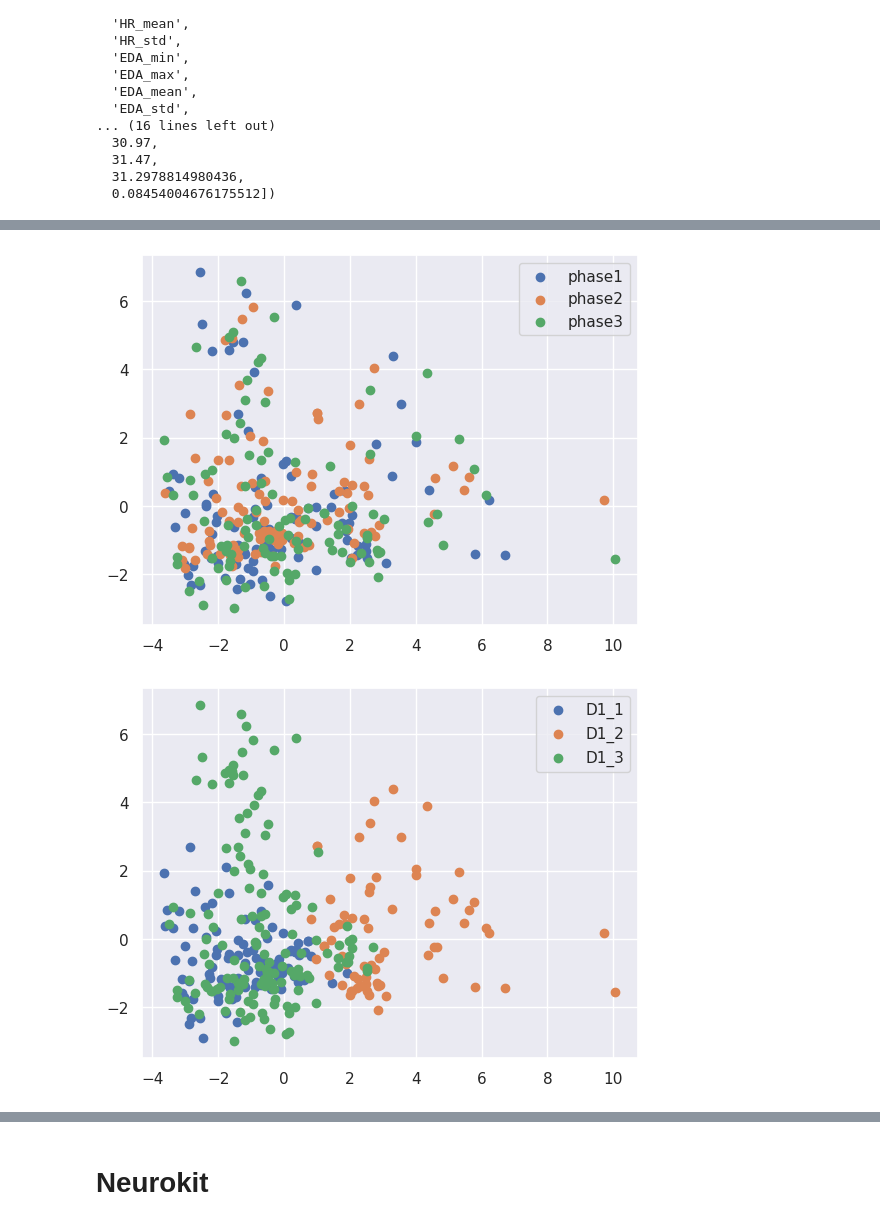
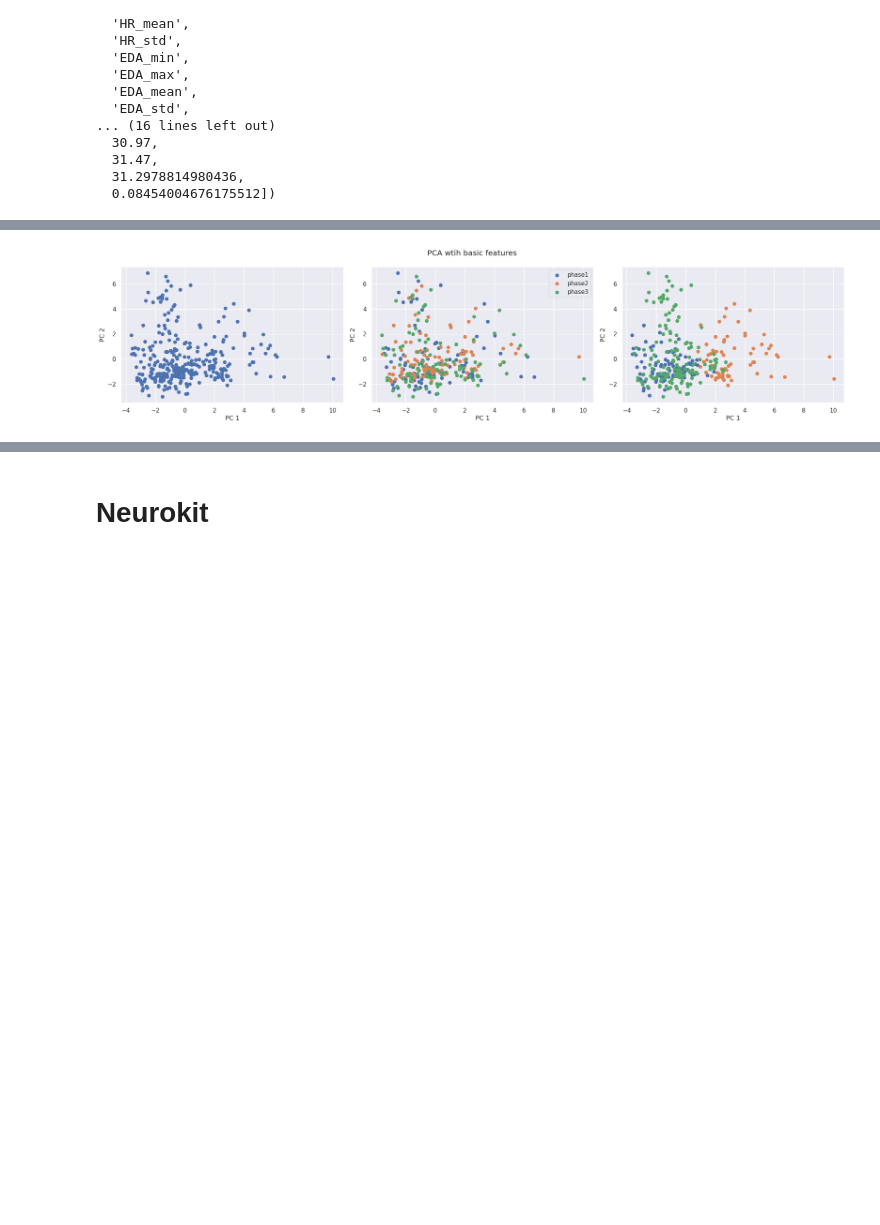
Before and after one commit to tbarcinski/02582-Computational-Data-Analysis, a Jupyter notebook: Case2/Explore.ipynb, the cells around one changed output, grey strips where cells are left out. Saved outputs shown, nothing was run; the diff lists cells and outputs as text; code cells hidden in the pictures; blank space fills up the shorter version.

```diff
--- a/Case2/Explore.ipynb
+++ b/Case2/Explore.ipynb
@@ -83,6 +83,7 @@ for cohort in cohorts:
                 biostats = []
                 for stat in stats:
 
+
                     signal_path = path / f"{stat}.csv"
 
                     # and all the other files should be copied over
@@ -90,6 +91,8 @@ for cohort in cohorts:
                         shutil.copyfile(signal_path, new_dataset_path / cohort / trial_id / f"round_{i}" / f"phase{j}" / f"{stat}.csv")
 
                     signal = pd.read_csv(signal_path, parse_dates = ['time']).drop(columns = ["Unnamed: 0"])
+                    if trial_id == trial_ids[0] and i == 1 and j == 1 and stat == stats[0]:
+                        print(cohort, signal['time'][0])
                     duration = signal['time'].max() - signal['time'].min()
                     samples = len(signal)
                     #nans = signal[stat].isna().sum() # actually there are no nans :)
@@ -193,0 +222,4 @@ D1_3/D1_3_4
+# %%
+df = pd.read_csv(f"dataset/D1_2/ID_1/round_1/phase1/BVP.csv", parse_dates=['time']).rename(columns={'Unnamed: 0': 'id'})
+df['time'][1]- df['time'][0]
+1/ 0.15625
@@ -287,19 +315,39 @@ array([0.3189434 , 0.23164834])
 # %%
-plt.figure()
+X = StandardScaler().fit_transform(basic_ds)
+pca = PCA(n_components=2)
+components = pca.fit_transform(X)
+pca.explained_variance_ratio_
+
+fig, ax = plt.subplots(nrows=1, ncols=3)
+fig.set_figwidth(20)
+fig.suptitle("PCA wtih basic features")
+
+ax[0].scatter(components[:, 0], components[:, 1], label=phase)
+ax[0].set_xlabel("PC 1")
+ax[0].set_ylabel("PC 2")
+
 for phase in ["phase1", "phase2", "phase3"]:
     idxs = metadata["Phase"] == phase
-    plt.scatter(components[idxs, 0], components[idxs, 1], label=phase)
+    ax[1].scatter(components[idxs, 0], components[idxs, 1], label=phase)
+ax[1].set_xlabel("PC 1")
+ax[1].set_ylabel("PC 2")
+ax[1].legend()
 
-plt.legend()
+#for c in ["puzzler", "parent"]:
+#    idxs = metadata['Role'] == c
+
+#for c in range(28):
+#    idxs = metadata['participant_ID'] == c
+
+for c in ["D1_1", "D1_2", "D1_3"]:
+    idxs = metadata["Cohort"].str.startswith(c)
+    ax[2].scatter(components[idxs, 0], components[idxs, 1], label=c)
+#ax[2].legend()
+ax[2].set_xlabel("PC 1")
+ax[2].set_ylabel("PC 2")
+
+plt.tight_layout()
+plt.savefig("figures/basic_features_pca.png")
 plt.show()
-
-plt.figure()
-for cohort in ["D1_1", "D1_2", "D1_3"]:
-    idxs = metadata["Cohort"].str.startswith(cohort)
-    plt.scatter(components[idxs, 0], components[idxs, 1], label=cohort)
-
-plt.legend()
-plt.show()
 # %% [output]
-[figure, old version]
+[figure, new version]
-[figure, removed]
```
Also changed, not shown: parts of 8 cells of this notebook, 1 other file.
